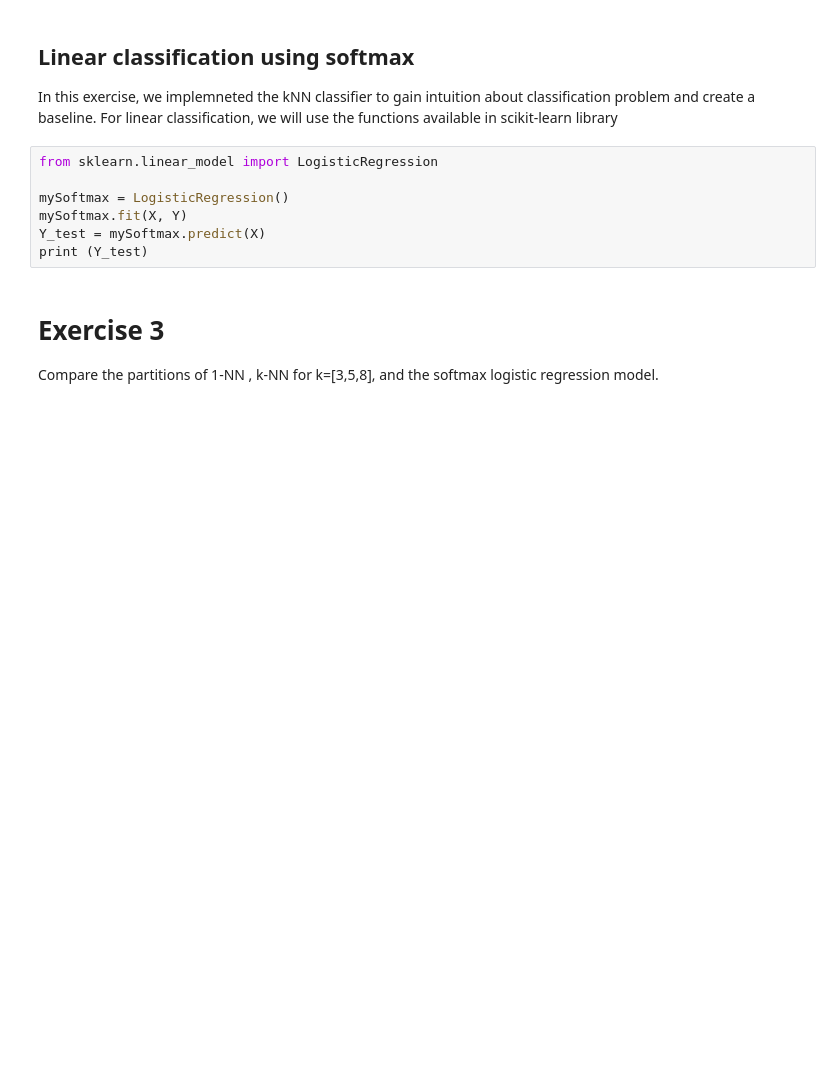
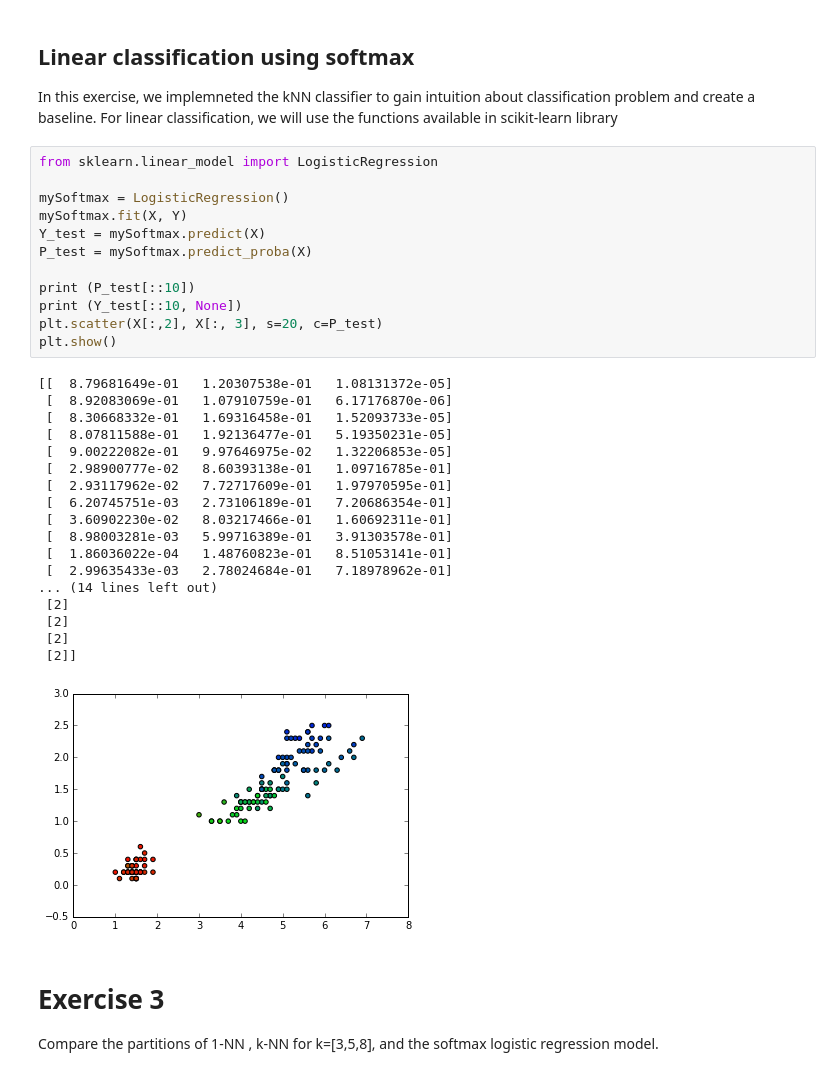
Before and after one commit to luisitobarcito/UM_REU_2018, a Jupyter notebook: Classification-to-complete.ipynb, the cells around one changed output. Drawn from its saved outputs; the diff is of its cells as text; blank space fills up the shorter version.

```diff
--- a/Classification-to-complete.ipynb
+++ b/Classification-to-complete.ipynb
@@ -75,10 +140,34 @@ For linear classification, we will use the functions available in scikit-learn l
 # %%
 from sklearn.linear_model import LogisticRegression
 
 mySoftmax = LogisticRegression()
 mySoftmax.fit(X, Y)
 Y_test = mySoftmax.predict(X)
-print (Y_test)
+P_test = mySoftmax.predict_proba(X)
+
+print (P_test[::10])
+print (Y_test[::10, None])
+plt.scatter(X[:,2], X[:, 3], s=20, c=P_test)
+plt.show()
+# %% [output]
+[[  8.79681649e-01   1.20307538e-01   1.08131372e-05]
+ [  8.92083069e-01   1.07910759e-01   6.17176870e-06]
+ [  8.30668332e-01   1.69316458e-01   1.52093733e-05]
+ [  8.07811588e-01   1.92136477e-01   5.19350231e-05]
+ [  9.00222082e-01   9.97646975e-02   1.32206853e-05]
+ [  2.98900777e-02   8.60393138e-01   1.09716785e-01]
+ [  2.93117962e-02   7.72717609e-01   1.97970595e-01]
+ [  6.20745751e-03   2.73106189e-01   7.20686354e-01]
+ [  3.60902230e-02   8.03217466e-01   1.60692311e-01]
+ [  8.98003281e-03   5.99716389e-01   3.91303578e-01]
+ [  1.86036022e-04   1.48760823e-01   8.51053141e-01]
+ [  2.99635433e-03   2.78024684e-01   7.18978962e-01]
+... (14 lines left out)
+ [2]
+ [2]
+ [2]
+ [2]]
+[figure, added]
 # %% [markdown]
 # Exercise 3
 Compare the partitions of 1-NN , k-NN for k=[3,5,8], and the softmax logistic regression model.
```
Also changed, not shown: parts of 8 cells of this notebook, 2 other files.
